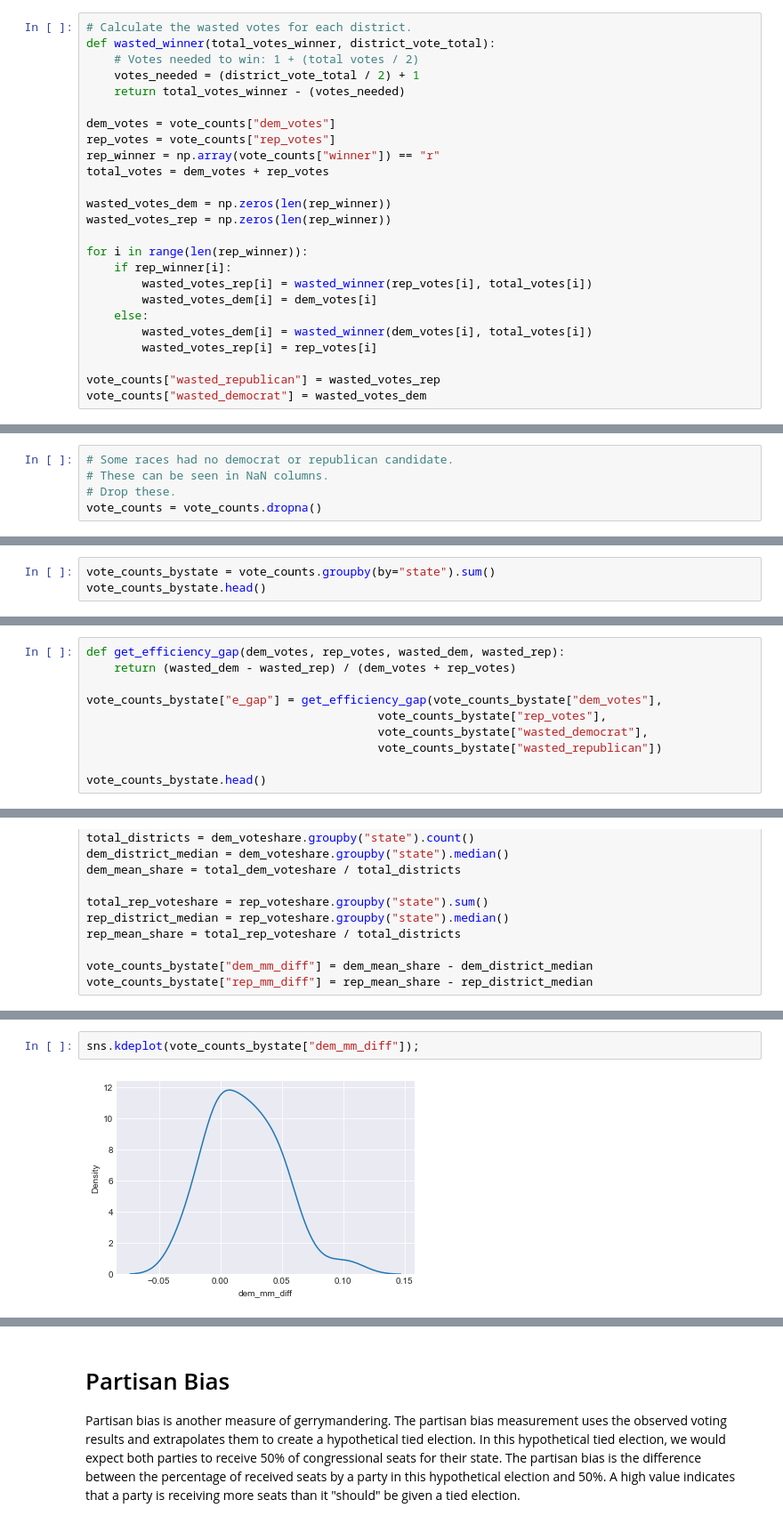
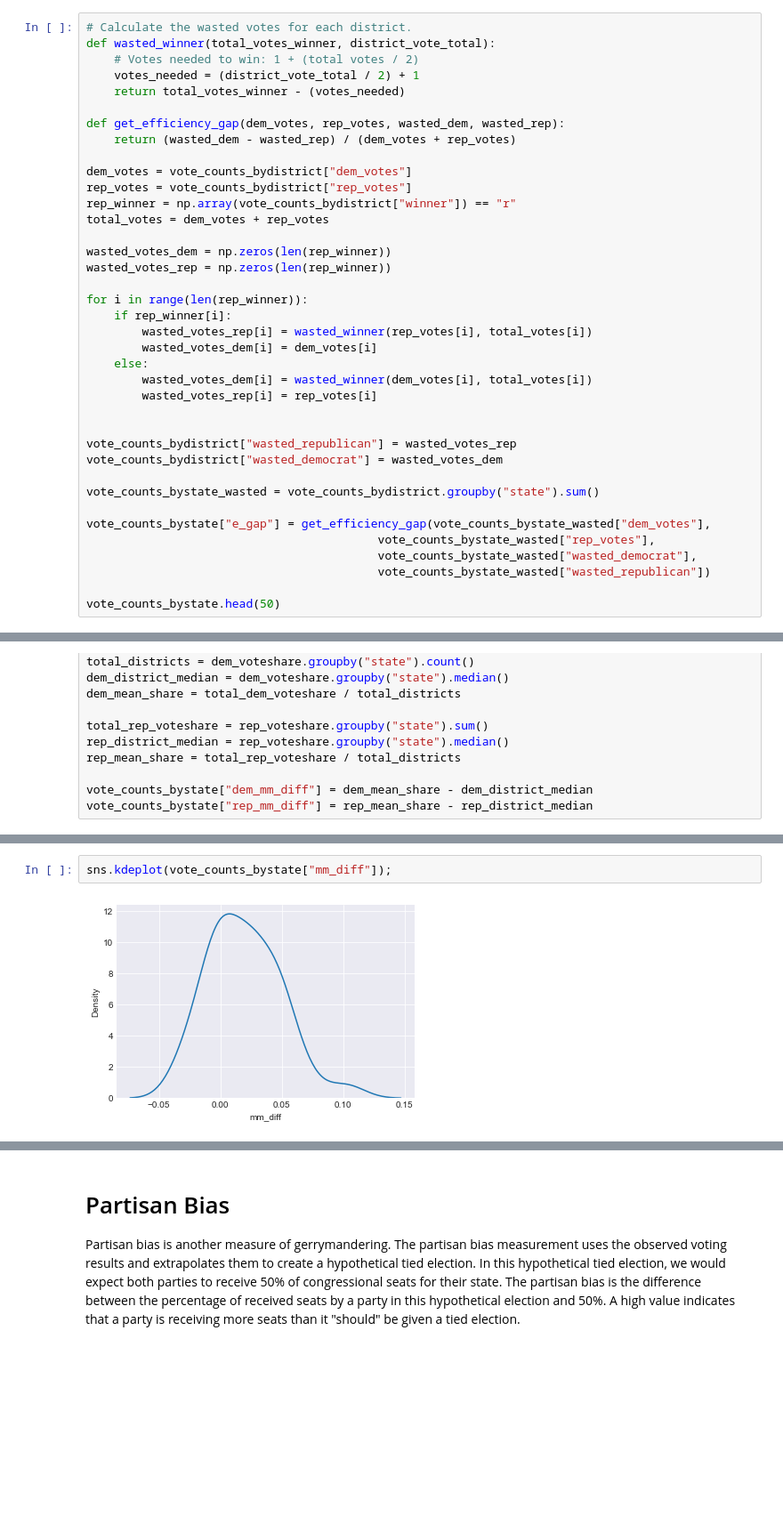
Before and after one commit to dpalencia/cs541g3, a Jupyter notebook: Notebooks/Data Understanding/District Vote Counts - Gerrymandering Analysis.ipynb, the cells around one changed output, grey strips where cells are left out. Shown at 89% size. Drawn from its saved outputs; the diff is of its cells as text; blank space fills up the shorter version.

```diff
--- a/Notebooks/Data Understanding/District Vote Counts - Gerrymandering Analysis.ipynb
+++ b/Notebooks/Data Understanding/District Vote Counts - Gerrymandering Analysis.ipynb
@@ -188,9 +181,12 @@ def wasted_winner(total_votes_winner, district_vote_total):
     votes_needed = (district_vote_total / 2) + 1
     return total_votes_winner - (votes_needed)
 
-dem_votes = vote_counts["dem_votes"]
-rep_votes = vote_counts["rep_votes"]
-rep_winner = np.array(vote_counts["winner"]) == "r"
+def get_efficiency_gap(dem_votes, rep_votes, wasted_dem, wasted_rep):
+    return (wasted_dem - wasted_rep) / (dem_votes + rep_votes)
+
+dem_votes = vote_counts_bydistrict["dem_votes"]
+rep_votes = vote_counts_bydistrict["rep_votes"]
+rep_winner = np.array(vote_counts_bydistrict["winner"]) == "r"
 total_votes = dem_votes + rep_votes
 
 wasted_votes_dem = np.zeros(len(rep_winner))
@@ -204,5 +200,15 @@ for i in range(len(rep_winner)):
         wasted_votes_dem[i] = wasted_winner(dem_votes[i], total_votes[i])
         wasted_votes_rep[i] = rep_votes[i]
 
-vote_counts["wasted_republican"] = wasted_votes_rep
-vote_counts["wasted_democrat"] = wasted_votes_dem
+
+vote_counts_bydistrict["wasted_republican"] = wasted_votes_rep
+vote_counts_bydistrict["wasted_democrat"] = wasted_votes_dem
+
+vote_counts_bystate_wasted = vote_counts_bydistrict.groupby("state").sum()
+
+vote_counts_bystate["e_gap"] = get_efficiency_gap(vote_counts_bystate_wasted["dem_votes"],
+                                          vote_counts_bystate_wasted["rep_votes"],
+                                          vote_counts_bystate_wasted["wasted_democrat"],
+                                          vote_counts_bystate_wasted["wasted_republican"])
+
+vote_counts_bystate.head(50)
@@ -209,5 +241,0 @@ vote_counts["wasted_democrat"] = wasted_votes_dem
-# %%
-# Some races had no democrat or republican candidate.
-# These can be seen in NaN columns.
-# Drop these.
-vote_counts = vote_counts.dropna()
@@ -221,3 +241,0 @@ Name: winner, dtype: int64
-# %%
-vote_counts_bystate = vote_counts.groupby(by="state").sum()
-vote_counts_bystate.head()
@@ -232,10 +241,0 @@ vote_counts_bystate.head()
-# %%
-def get_efficiency_gap(dem_votes, rep_votes, wasted_dem, wasted_rep):
-    return (wasted_dem - wasted_rep) / (dem_votes + rep_votes)
-
-vote_counts_bystate["e_gap"] = get_efficiency_gap(vote_counts_bystate["dem_votes"],
-                                          vote_counts_bystate["rep_votes"],
-                                          vote_counts_bystate["wasted_democrat"],
-                                          vote_counts_bystate["wasted_republican"])
-
-vote_counts_bystate.head()
@@ -367,4 +349,4 @@ vote_counts_bystate
 # %%
-sns.kdeplot(vote_counts_bystate["dem_mm_diff"]);
+sns.kdeplot(vote_counts_bystate["mm_diff"]);
 # %% [output]
-[figure, old version]
+[figure, new version]
```
Also changed, not shown: parts of 34 cells of this notebook.
